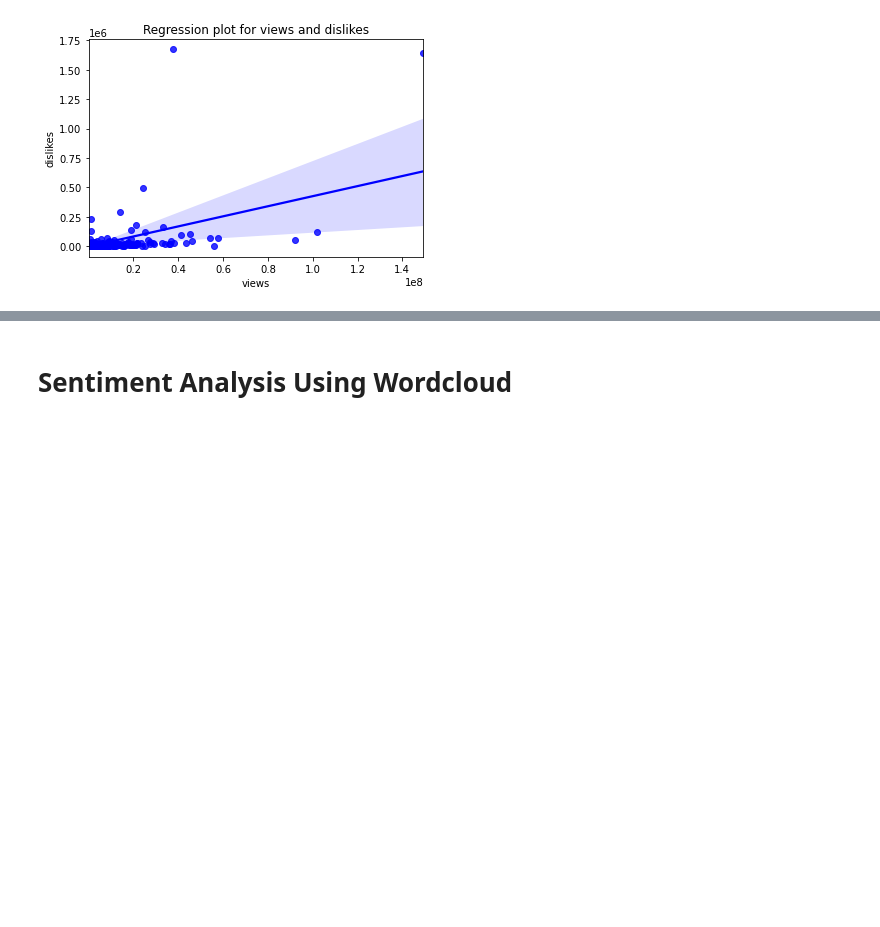
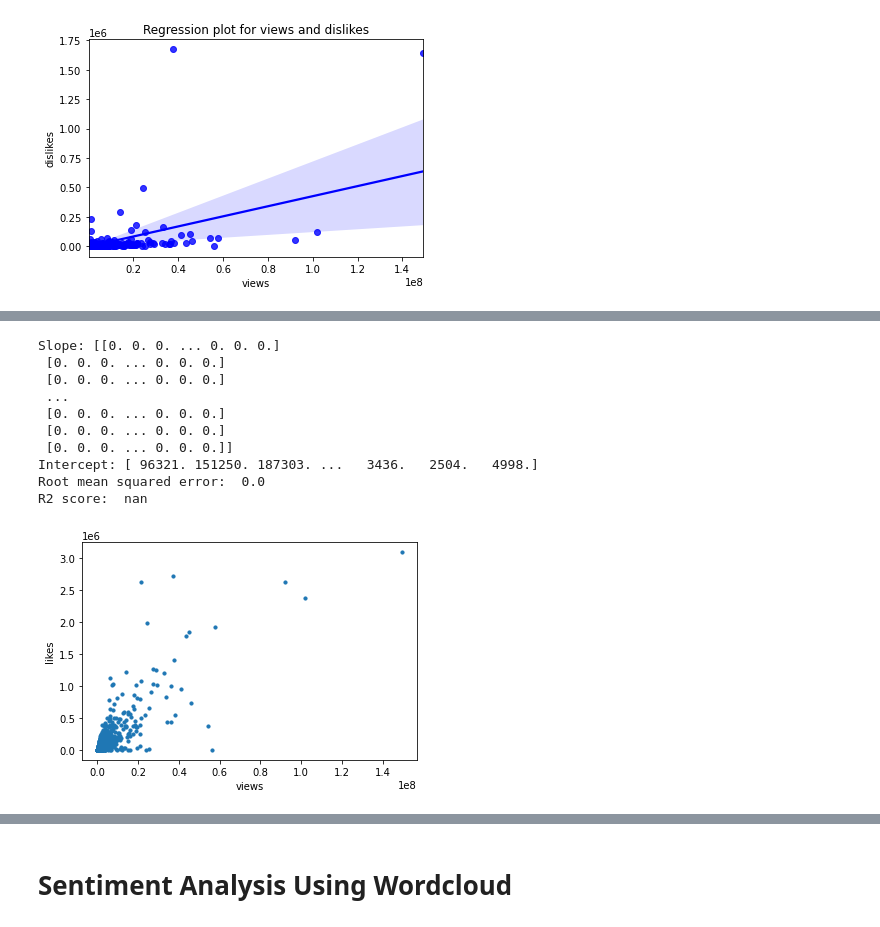
Before and after one commit to COGS118A/Group035-Sp22, a Jupyter notebook: Checkpoint_DataExploration.ipynb, the cells around one changed output, grey strips where cells are left out. Drawn from its saved outputs; the diff is of its cells as text; code cells hidden in the pictures; blank space fills up the shorter version.

```diff
--- a/Checkpoint_DataExploration.ipynb
+++ b/Checkpoint_DataExploration.ipynb
@@ -48,0 +100,14 @@ Text(0.5, 1.0, 'Regression plot for views and dislikes')
+# %%
+linear_regression('views','likes')
+# %% [output]
+Slope: [[0. 0. 0. ... 0. 0. 0.]
+ [0. 0. 0. ... 0. 0. 0.]
+ [0. 0. 0. ... 0. 0. 0.]
+ ...
+ [0. 0. 0. ... 0. 0. 0.]
+ [0. 0. 0. ... 0. 0. 0.]
+ [0. 0. 0. ... 0. 0. 0.]]
+Intercept: [ 96321. 151250. 187303. ...   3436.   2504.   4998.]
+Root mean squared error:  0.0
+R2 score:  nan
+[figure, added]
```
Also changed, not shown: parts of 9 cells of this notebook.
